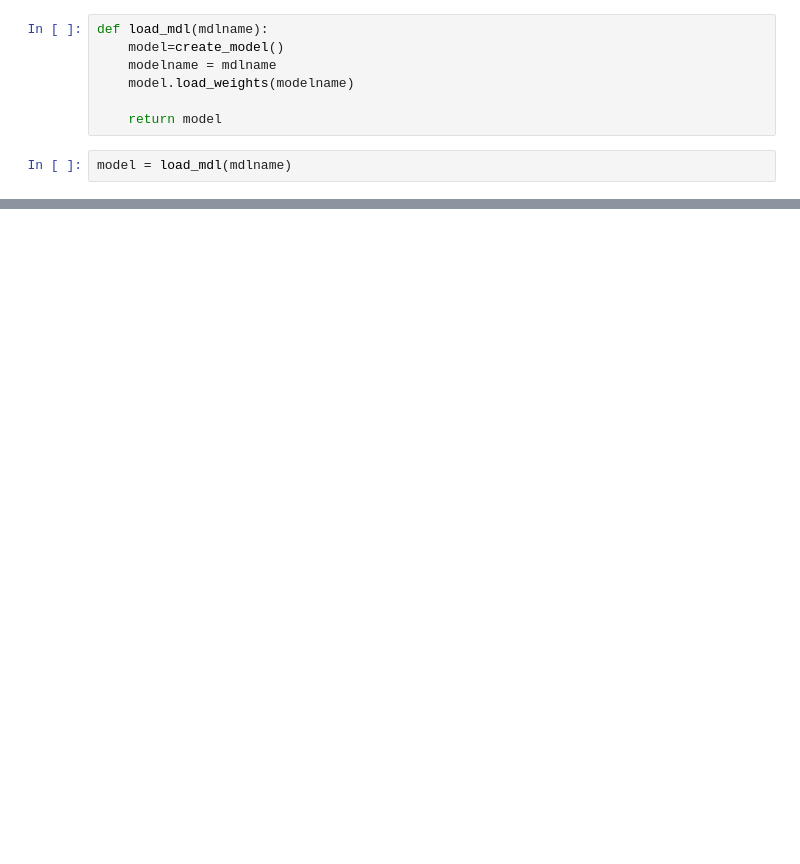
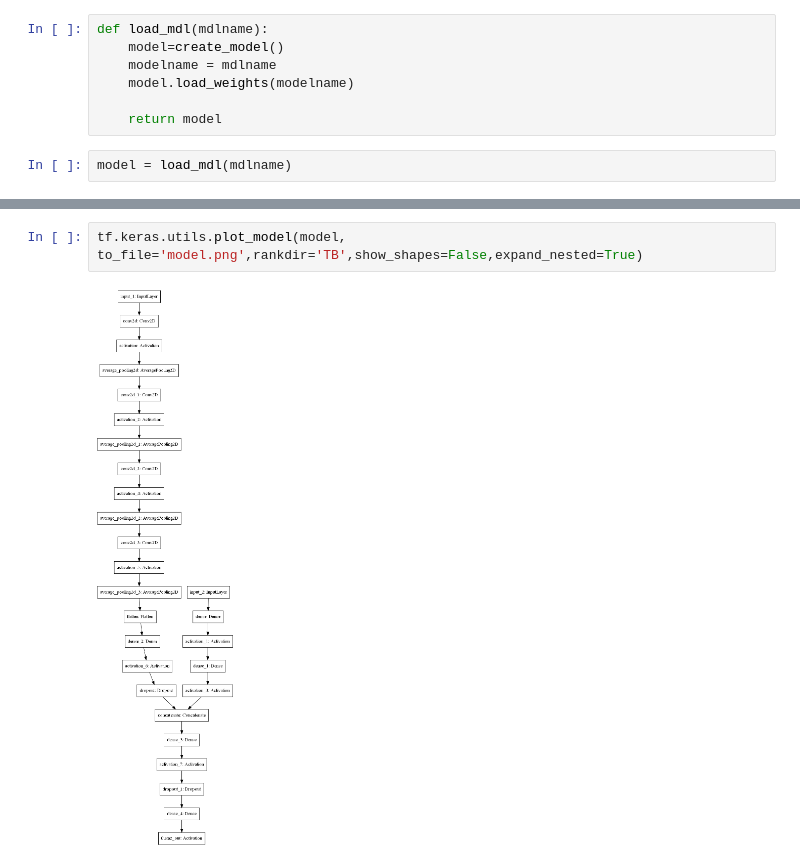
Before and after one commit to ssong47/CS598-FinalProject, a Jupyter notebook: Code/Alex/Part2CNNet_thetaz_viewresults.ipynb, the cells around one changed output, grey strips where cells are left out. Cells and saved outputs as stored; diff of their text form; blank space fills up the shorter version.

```diff
--- a/Code/Alex/Part2CNNet_thetaz_viewresults.ipynb
+++ b/Code/Alex/Part2CNNet_thetaz_viewresults.ipynb
@@ -285,3 +290,7 @@ model = load_mdl(mdlname)
+# %%
+tf.keras.utils.plot_model(model, to_file='model.png',rankdir='TB',show_shapes=False,expand_nested=True)
+# %% [output]
+[figure, added]
 # %%
 def plot_loss(history):
 
```
Also changed, not shown: parts of 9 cells of this notebook, 39 other files.
